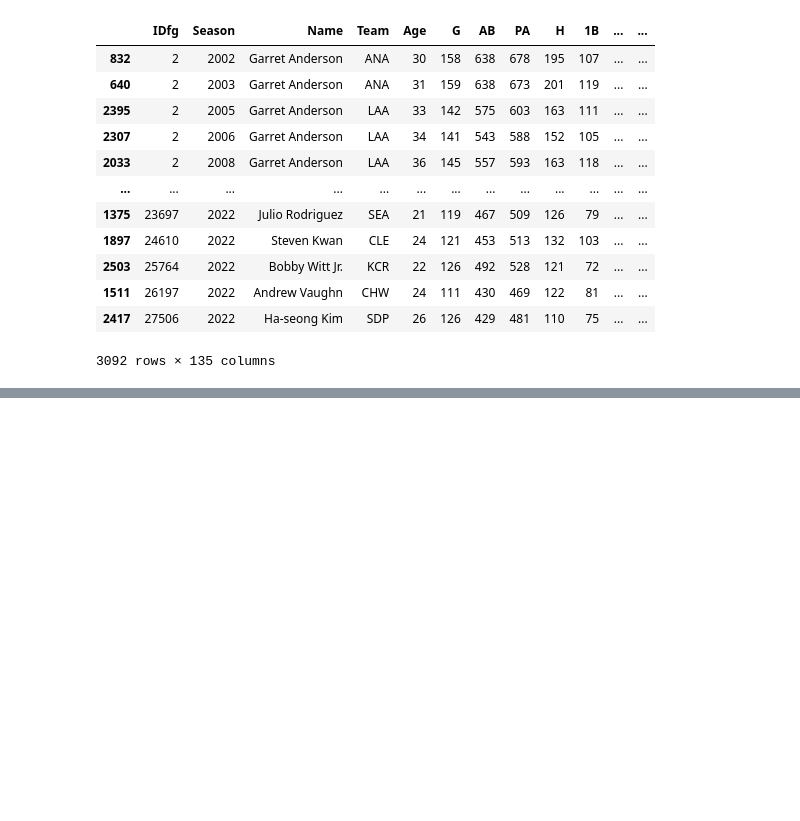
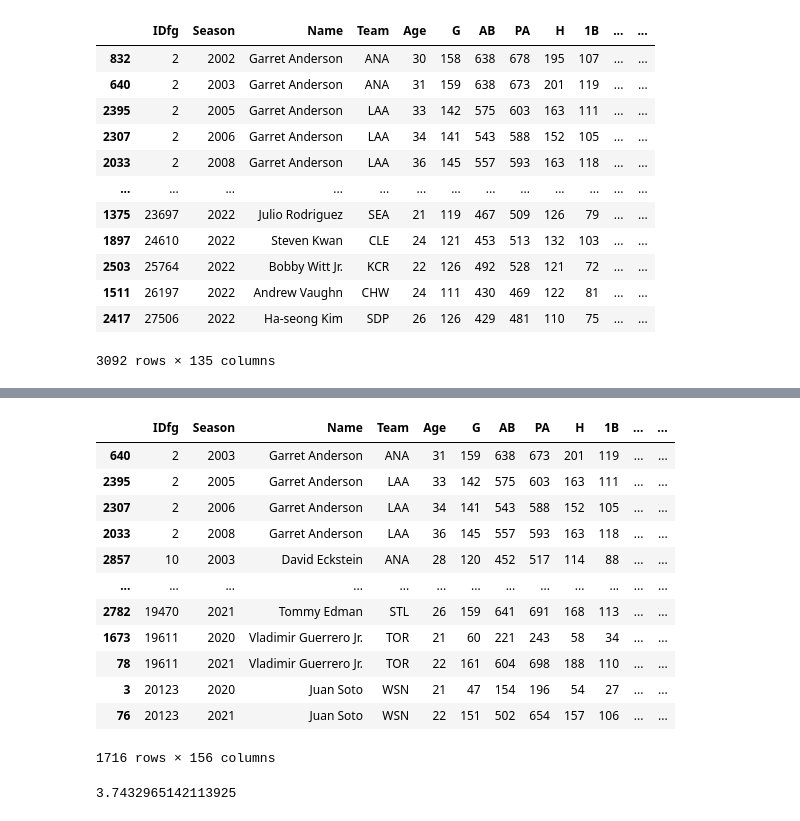
Before and after one commit to dataquestio/project-walkthroughs, a Jupyter notebook: baseball_games/next_war.ipynb, the cells around one changed output, grey strips where cells are left out. Saved outputs shown, nothing was run; the diff lists cells and outputs as text; code cells hidden in the pictures; blank space fills up the shorter version.

```diff
--- a/baseball_games/match_data.ipynb
+++ b/baseball_games/next_war.ipynb
@@ -115,0 +108,6 @@ SequentialFeatureSelector(cv=TimeSeriesSplit(gap=0, max_train_size=None, n_split
+# %%
+from sklearn.preprocessing import MinMaxScaler
+
+scaler = MinMaxScaler()
+
+batting[selected_columns] = scaler.fit_transform(batting[selected_columns])
@@ -167 +199,37 @@ max        12.700000
 Name: WAR, dtype: float64
+# %%
+ratios = [p for p in predictors if p not in ["Events", "Clutch"]]
+# %%
+batting = batting_full.copy().dropna()
+batting = batting.groupby("IDfg", group_keys=False).filter(lambda x: x.shape[0] > 1)
+# %%
+def player_history(df):
+    df = df.sort_values("Season")
+
+    for col in ratios:
+        prev_col = df[col].shift(1)
+        df[f"{col}_prev_ratio"] = df[col] / (prev_col + .01)
+
+    df["player_season"] = range(0, df.shape[0])
+    df["war_corr"] = list(df[["player_season", "WAR"]].expanding().corr().droplevel(0).loc["player_season","WAR"])
+    df["injured"] = (df["G"] < df["G"].shift(1)).astype(int)
+
+    return df.iloc[1:,:]
+
+batting = batting.groupby("IDfg", group_keys=False).apply(player_history)
+# %%
+batting
+# %% [output]
+|  | IDfg | Season | Name | Team | Age | G | AB | PA | H | 1B | ... | ... |
+| 640 | 2 | 2003 | Garret Anderson | ANA | 31 | 159 | 638 | 673 | 201 | 119 | ... | ... |
+| 2395 | 2 | 2005 | Garret Anderson | LAA | 33 | 142 | 575 | 603 | 163 | 111 | ... | ... |
+| 2307 | 2 | 2006 | Garret Anderson | LAA | 34 | 141 | 543 | 588 | 152 | 105 | ... | ... |
+| 2033 | 2 | 2008 | Garret Anderson | LAA | 36 | 145 | 557 | 593 | 163 | 118 | ... | ... |
+| 2857 | 10 | 2003 | David Eckstein | ANA | 28 | 120 | 452 | 517 | 114 | 88 | ... | ... |
+| ... | ... | ... | ... | ... | ... | ... | ... | ... | ... | ... | ... | ... |
+| 2782 | 19470 | 2021 | Tommy Edman | STL | 26 | 159 | 641 | 691 | 168 | 113 | ... | ... |
+| 1673 | 19611 | 2020 | Vladimir Guerrero Jr. | TOR | 21 | 60 | 221 | 243 | 58 | 34 | ... | ... |
+| 78 | 19611 | 2021 | Vladimir Guerrero Jr. | TOR | 22 | 161 | 604 | 698 | 188 | 110 | ... | ... |
+| 3 | 20123 | 2020 | Juan Soto | WSN | 21 | 47 | 154 | 196 | 54 | 27 | ... | ... |
+| 76 | 20123 | 2021 | Juan Soto | WSN | 22 | 151 | 502 | 654 | 157 | 106 | ... | ... |
+1716 rows × 156 columns
@@ -167,0 +240,4 @@ Name: WAR, dtype: float64
+# %%
+mean_squared_error(predictions["actual"], predictions["prediction"])
+# %% [output]
+3.7432965142113925
```
Also changed, not shown: parts of 19 cells of this notebook, 2 other files.
